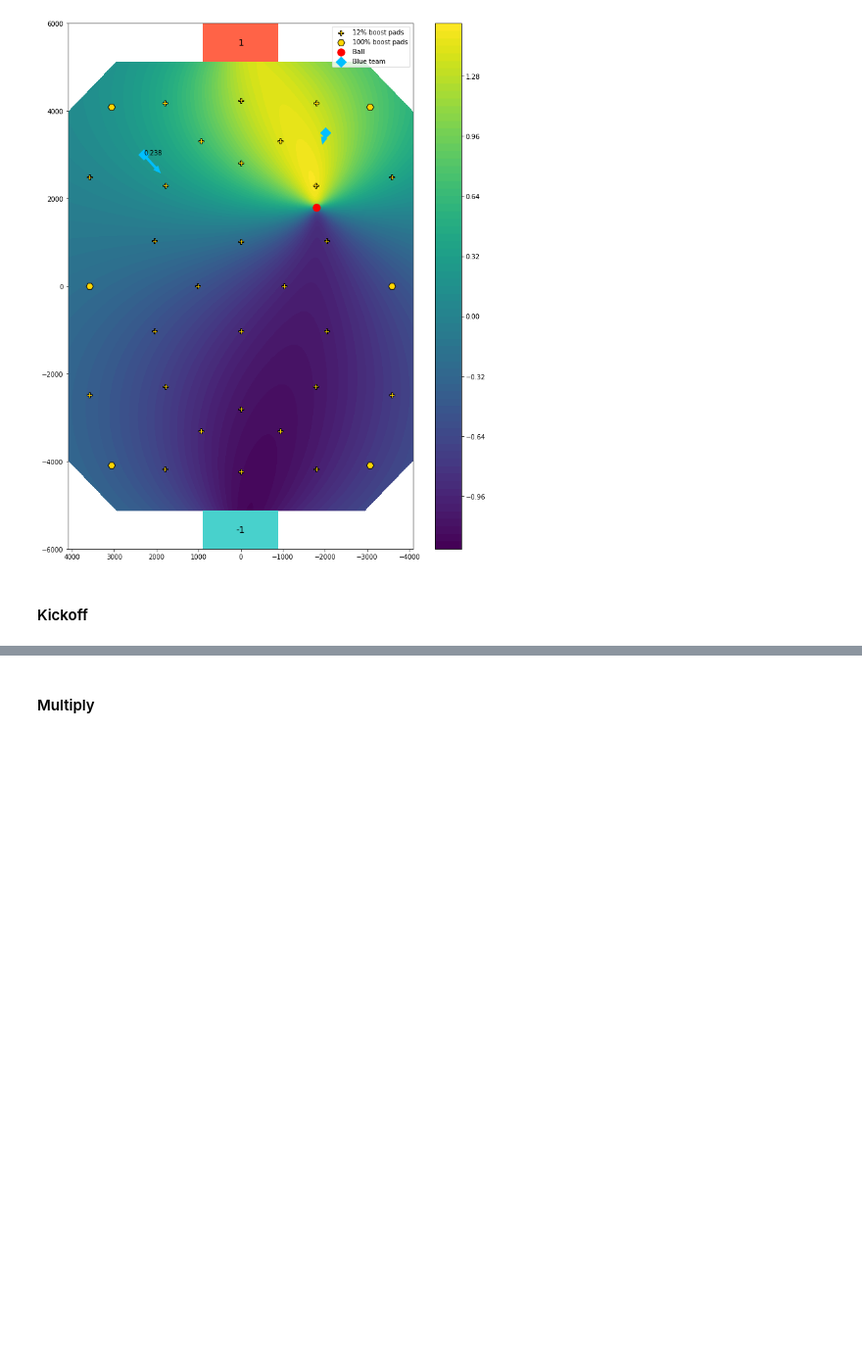
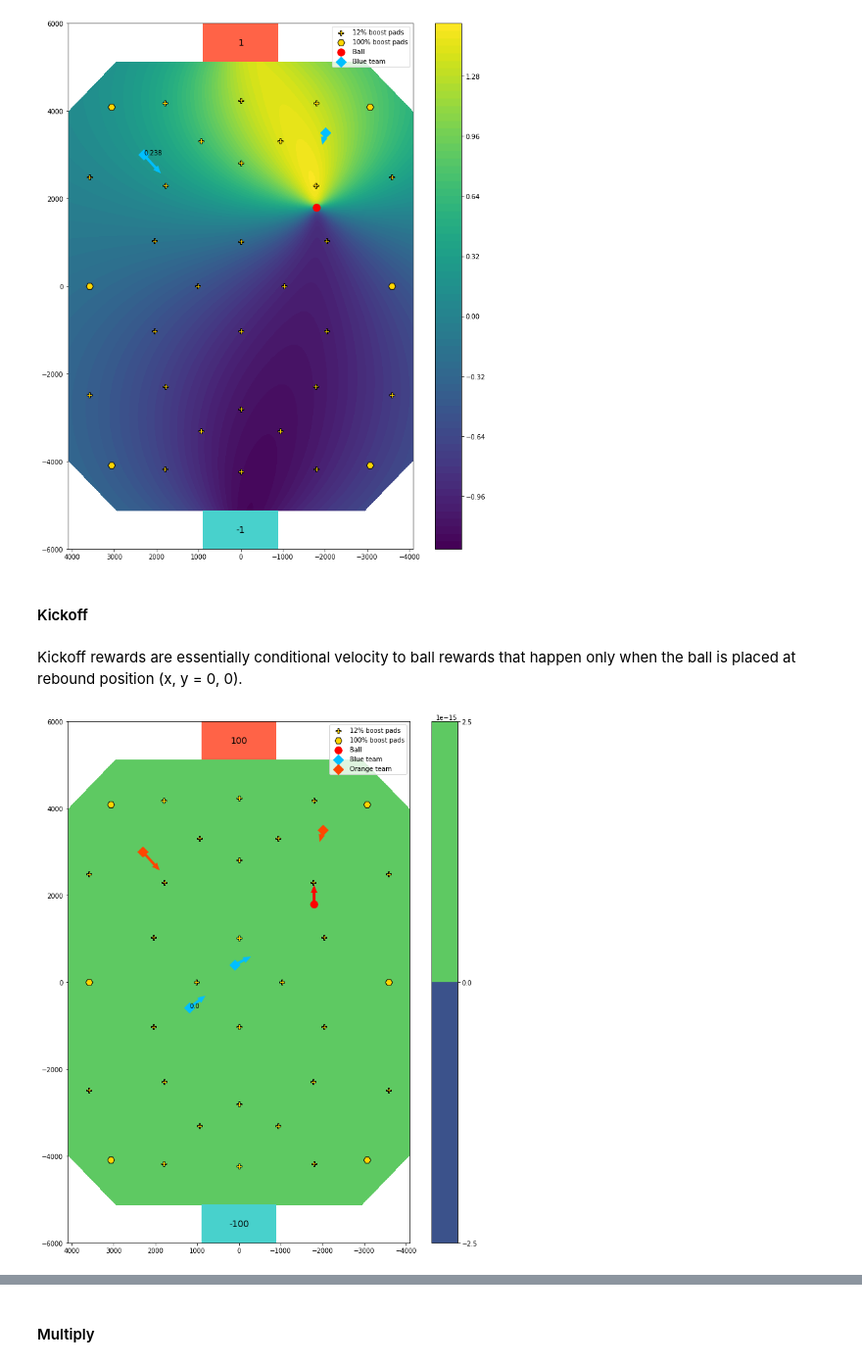
Before and after one commit to Enkhai/lucy-utils, a Jupyter notebook: examples/16_reward_analysis.ipynb, the cells around one changed output, grey strips where cells are left out. Shown at 98% size. Saved outputs shown, nothing was run; the diff lists cells and outputs as text; code cells hidden in the pictures; blank space fills up the shorter version.

Commit message:
Completed reward analysis

```diff
--- a/examples/16_reward_shaping/analysis.ipynb
+++ b/examples/16_reward_analysis.ipynb
@@ -944,3 +944,18 @@ plotting.arena_contour(orange_distributed_zs[1],
 [figure]
 # %% [markdown]
 #### Kickoff
+# %% [markdown]
+Kickoff rewards are essentially conditional velocity to ball rewards that happen only when the ball is placed at rebound position (x, y = 0, 0).
+# %%
+kickoff_zs = extra.kickoff(ball_position, arena_positions, blue_lin_vels[1])
+# %%
+plotting.arena_contour(kickoff_zs,
+                       ball_position,
+                       ball_lin_velocity,
+                       player_positions,
+                       player_lin_vels,
+                       goal_w=100,
+                       player_idx=1
+                       )
+# %% [output]
+[figure, added]
```
Also changed, not shown: parts of 22 cells of this notebook, 1 other file.
